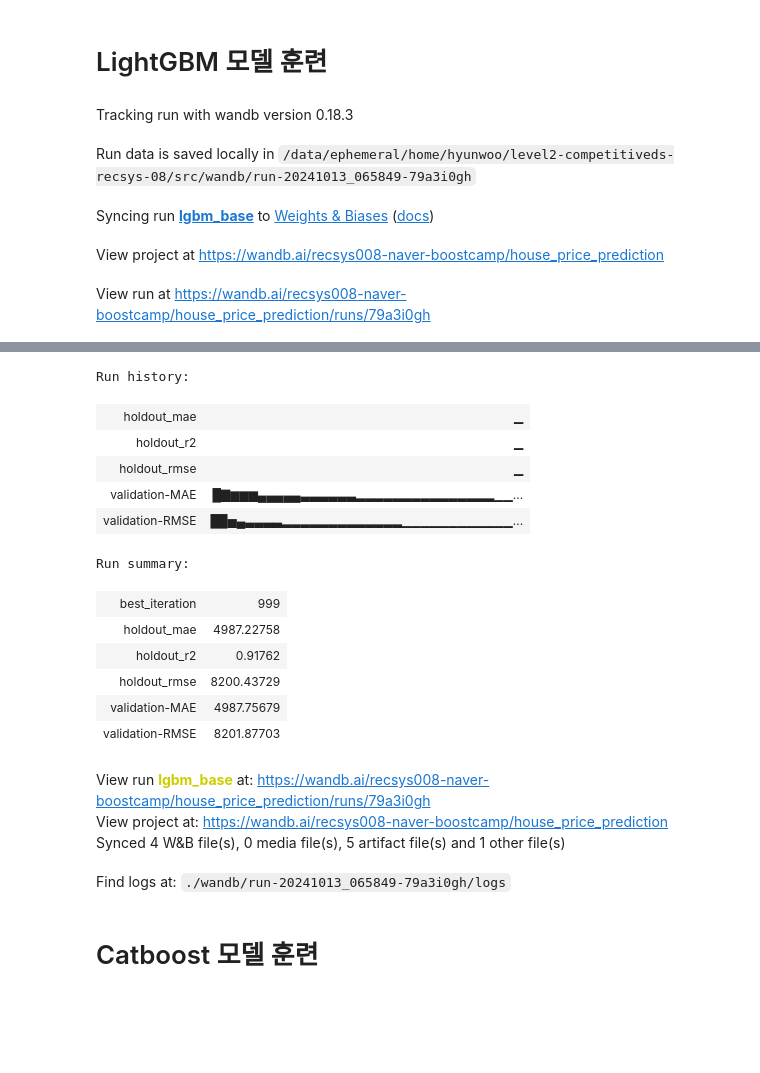
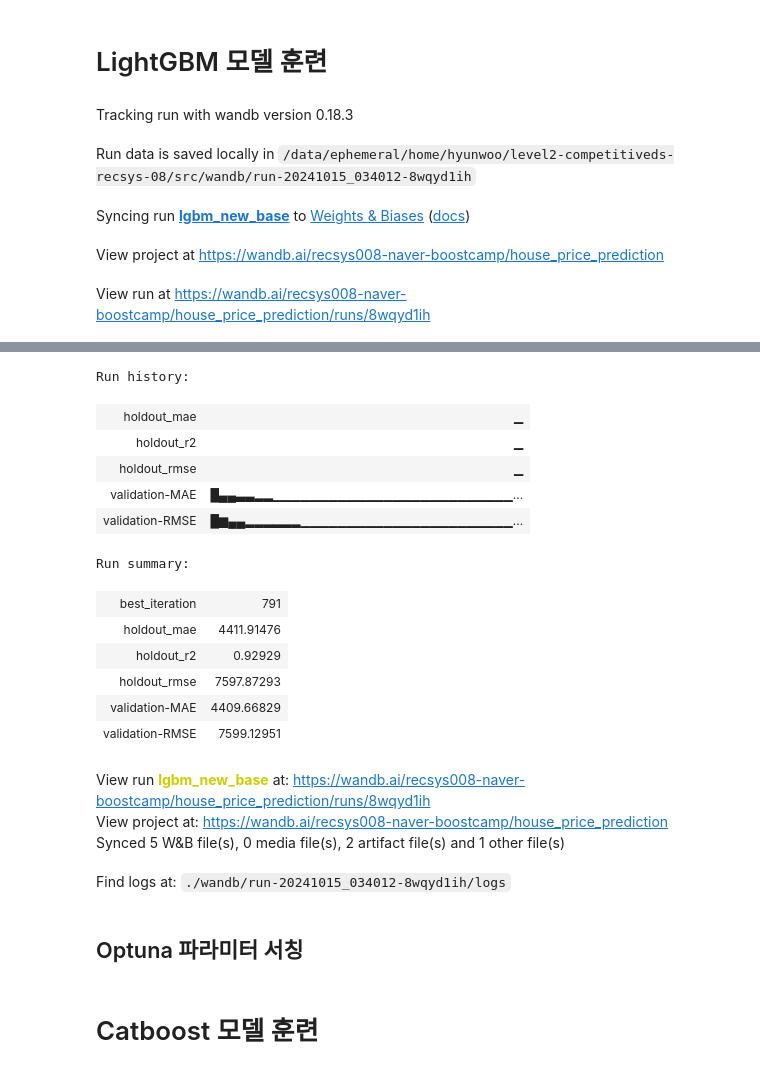
Before and after one commit to boostcampaitech7/level2-competitiveds-recsys-08, a Jupyter notebook: src/baseline.ipynb, the cells around one changed output, grey strips where cells are left out. Saved outputs shown, nothing was run; the diff lists cells and outputs as text; code cells hidden in the pictures; blank space fills up the shorter version.

```diff
--- a/src/baseline.ipynb
+++ b/src/baseline.ipynb
@@ -182,0 +195,23 @@ X_holdout['cluster'] = holdout_clusters
+# %%
+# 데이터 스케일링
+scaler = StandardScaler()
+
+X_train_location = X_train[['latitude', 'longitude']].copy()
+X_holdout_location = X_holdout[['latitude', 'longitude']].copy()
+X_test_location = X_test[['latitude', 'longitude']].copy()
+
+X_train_location_scaled = scaler.fit_transform(X_train_location)
+X_holdout_location_scaled = scaler.transform(X_holdout_location)
+X_test_location_scaled = scaler.transform(X_test_location)
+
+# K-Means 적용 (클러스터 수는 데이터에 맞게 조정)
+kmeans = KMeans(n_clusters=25, random_state= RANDOM_SEED)
+
+train_clusters = kmeans.fit_predict(X_train_location_scaled)
+holdout_clusters = kmeans.predict(X_holdout_location_scaled)
+test_clusters = kmeans.predict(X_test_location_scaled)
+
+# 클러스터 정보를 포함한 데이터셋 생성
+X_train['cluster'] = train_clusters
+X_holdout['cluster'] = holdout_clusters
+X_test['cluster'] = test_clusters
@@ -228,18 +292,19 @@ def custom_wandb_callback():
     return callback
 
 # wandb 초기화
-wandb.init(project="house_price_prediction", name="lgbm_base")  # 실험명에 따라 name 변경해주기!!
+wandb.init(project="house_price_prediction", name="lgbm_new_base")  # 실험명에 따라 name 변경해주기!!
 
 # LightGBM 파라미터 설정
 lgb_params = {
     'objective': 'regression',
-    'metric': ['rmse', 'mae'],
+    'metric': ['mae', 'rmse'],
     'boosting_type': 'gbdt',
-    'num_leaves': 31,
-    'learning_rate': 0.1,
-    'feature_fraction': 1.0,
-    'bagging_fraction': 1.0,
-    'bagging_freq': 0,
+    'num_leaves': 1000,  # 각 트리의 최대 리프 수
+    'learning_rate': 0.05,
+    'n_estimators': 1000,  # 트리를 몇 개 사용하여 부스팅할건지, epoch와 비슷함
+    # 'feature_fraction': 0.6,  # 각 트리가 사용할 컬럼의 비율 eg. 0.8이면 10개의 컬럼 중 8개만 사용
+    # 'bagging_fraction': 0.8,  # 각 트리가 사용할 데이터의 비율 eg. 0.8이면 80퍼센트의 데이터 샘플만 사용
+    # 'bagging_freq': 5,  # 몇번째 트리마다 배깅을 적용할건지 eg. 5이면 5번째 트리마다 배깅 적용
     'verbose': -1,
     'random_state': RANDOM_SEED
 }
@@ -255,7 +320,6 @@ valid_data = lgb.Dataset(X_holdout, label=y_holdout, reference=train_data)
 lgb_model = lgb.train(
     lgb_params,
     train_data,
-    num_boost_round=1000,
     valid_sets=[valid_data],
     valid_names='validation',
     callbacks=[
@@ -293,8 +357,8 @@ print(f"R²: {lgb_holdout_r2:.2f}")
 wandb.finish()
 # %% [output]
 Tracking run with wandb version 0.18.3
-Run data is saved locally in /data/ephemeral/home/hyunwoo/level2-competitiveds-recsys-08/src/wandb/run-20241013_065849-79a3i0gh
+Run data is saved locally in /data/ephemeral/home/hyunwoo/level2-competitiveds-recsys-08/src/wandb/run-20241015_034012-8wqyd1ih
-Syncing run lgbm_base to Weights & Biases (docs)
+Syncing run lgbm_new_base to Weights & Biases (docs)
 View project at https://wandb.ai/recsys008-naver-boostcamp/house_price_prediction
-View run at https://wandb.ai/recsys008-naver-boostcamp/house_price_prediction/runs/79a3i0gh
+View run at https://wandb.ai/recsys008-naver-boostcamp/house_price_prediction/runs/8wqyd1ih
 Training until validation scores don't improve for 50 rounds
@@ -317,17 +379,19 @@ R²: 0.92
 Run history:
 | holdout_mae | ▁ |
 | holdout_r2 | ▁ |
 | holdout_rmse | ▁ |
-| validation-MAE | █▇▆▆▆▄▄▄▄▄▃▃▃▃▃▃▂▂▂▂▂▂▂▂▂▂▂▂▂▂▂▁▁... |
-| validation-RMSE | ██▅▄▃▃▃▃▂▂▂▂▂▂▂▂▂▂▂▂▂▁▁▁▁▁▁▁▁▁▁▁▁... |
+| validation-MAE | █▄▄▃▃▂▂▁▁▁▁▁▁▁▁▁▁▁▁▁▁▁▁▁▁▁▁▁▁▁▁▁▁... |
+| validation-RMSE | █▆▄▄▂▂▂▂▂▂▁▁▁▁▁▁▁▁▁▁▁▁▁▁▁▁▁▁▁▁▁▁▁... |
 Run summary:
-| best_iteration | 999 |
-| holdout_mae | 4987.22758 |
-| holdout_r2 | 0.91762 |
-| holdout_rmse | 8200.43729 |
-| validation-MAE | 4987.75679 |
-| validation-RMSE | 8201.87703 |
+| best_iteration | 791 |
+| holdout_mae | 4411.91476 |
+| holdout_r2 | 0.92929 |
+| holdout_rmse | 7597.87293 |
+| validation-MAE | 4409.66829 |
+| validation-RMSE | 7599.12951 |
-View run lgbm_base at: https://wandb.ai/recsys008-naver-boostcamp/house_price_prediction/runs/79a3i0gh
+View run lgbm_new_base at: https://wandb.ai/recsys008-naver-boostcamp/house_price_prediction/runs/8wqyd1ih
 View project at: https://wandb.ai/recsys008-naver-boostcamp/house_price_prediction
-Synced 4 W&B file(s), 0 media file(s), 5 artifact file(s) and 1 other file(s)
+Synced 5 W&B file(s), 0 media file(s), 2 artifact file(s) and 1 other file(s)
-Find logs at: ./wandb/run-20241013_065849-79a3i0gh/logs
+Find logs at: ./wandb/run-20241015_034012-8wqyd1ih/logs
+# %% [markdown]
+## Optuna 파라미터 서칭
```
Also changed, not shown: parts of 13 cells of this notebook, 2 other files.
